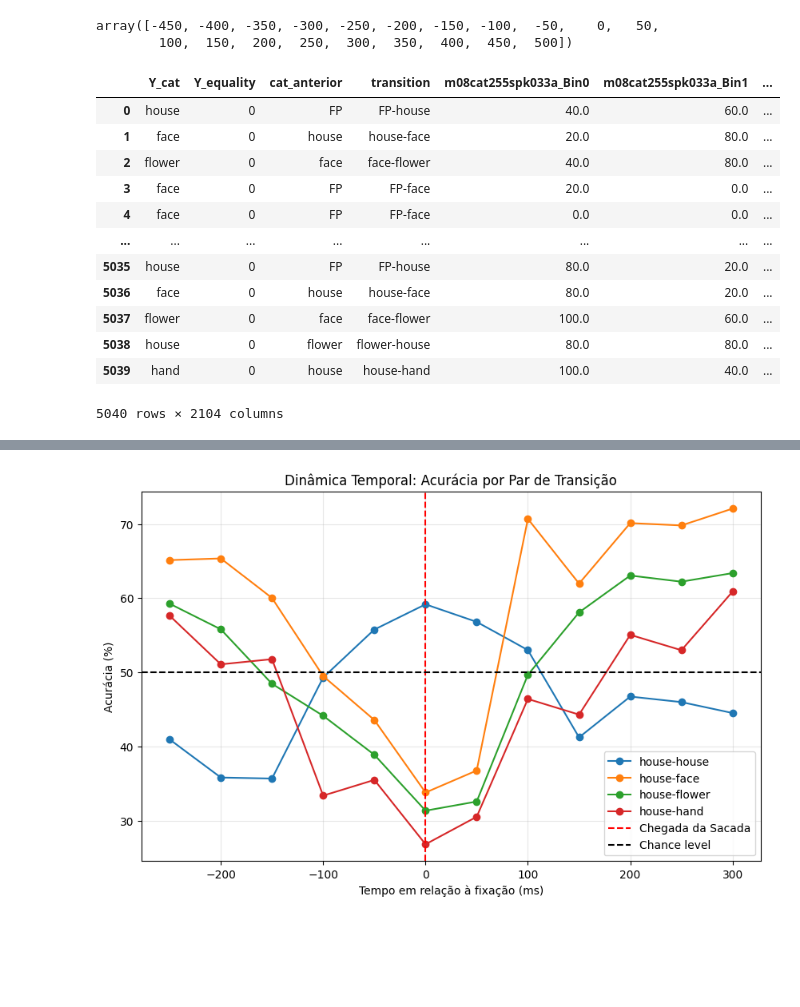
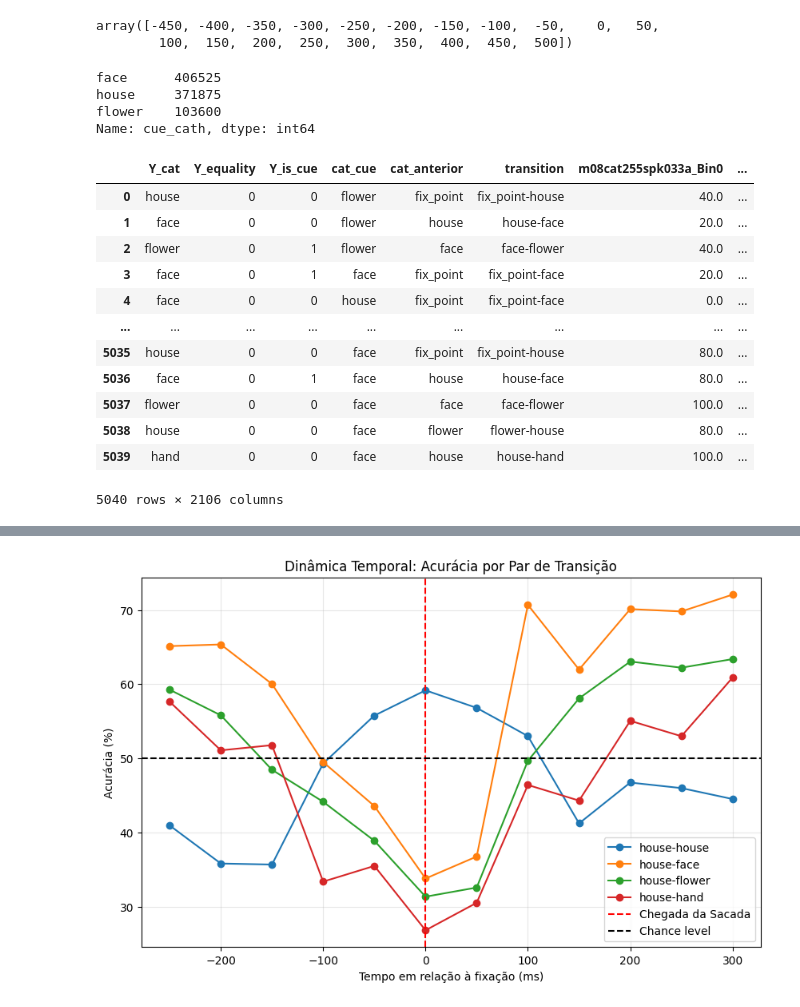
Before and after one commit to lucasdonaire/active-vision, a Jupyter notebook: organize_perif.ipynb, the cells around one changed output, grey strips where cells are left out. Saved outputs shown, nothing was run; the diff lists cells and outputs as text; code cells hidden in the pictures; blank space fills up the shorter version.

```diff
--- a/organize_perif.ipynb
+++ b/organize_perif.ipynb
@@ -123,10 +123,10 @@ def idx_vector_sacc(idx_start, idx_end):
 # %%
-dicio_sacc_vectors = {}
-for idx_start in range(21):
-    for idx_end in range(21):
-        dicio_sacc_vectors[(idx_start,idx_end)] = idx_vector_sacc(idx_start, idx_end)
+# dicio_sacc_vectors = {}
+# for idx_start in range(21):
+#     for idx_end in range(21):
+#         dicio_sacc_vectors[(idx_start,idx_end)] = idx_vector_sacc(idx_start, idx_end)
 
-dicio_sacc_vectors
+# dicio_sacc_vectors
 # %% [output]
 {(0, 0): 0.0,
  (0, 1): 1.0,
@@ -405,7 +405,7 @@ def get_df_trials_all_saccs(list_neuron_ids, path_destiny, list_prefered_cat, li
                 trial_presacc_time = trial_1sacc_time - trial_array_on_time
                 OFF_TIME_ANTERIOR = trial_1sacc_time
                 LOC_ANTERIOR = 0
-                CAT_ANTERIOR = 'FP'
+                CAT_ANTERIOR = 'fix_point'
                 for sacc_idx, sacc_data in enumerate(mat_data['SearchEye'][trial_idx][0][1:]): # 0 pq tudo ta num grande array, 1+ pq 0 é a fixação no FP
                     sti_loc_idx = sacc_data[3] # id da localização no array (0-20)
                     image_id = sacc_data[6] # id da imagem
@@ -415,19 +415,19 @@ def get_df_trials_all_saccs(list_neuron_ids, path_destiny, list_prefered_cat, li
                     SACC_VECTOR = dicio_sacc_vectors[(LOC_ANTERIOR, sti_loc_idx)]
                     VECTOR_IN_RF = False
                     if not pd.isnull(SACC_VECTOR):
-                        try:
-                            VECTOR_IN_RF = ROWS_RF_IN[int(SACC_VECTOR)]
-                        except Exception as e:
-                            print('=====')
-                            print(traceback.format_exc())
-                            print('---')
-                            print('rows rf in=',ROWS_RF_IN)
-                            print('---')
-                            print('sacc vector=',SACC_VECTOR)
-                            print('---')
-                            print(int(SACC_VECTOR))
-                            print('---')
-                            raise e
+                        # try:
+                        VECTOR_IN_RF = ROWS_RF_IN[int(SACC_VECTOR)]
+                        # except Exception as e:
+                            # print('=====')
+                            # print(traceback.format_exc())
+                            # print('---')
+                            # print('rows rf in=',ROWS_RF_IN)
+                            # print('---')
+                            # print('sacc vector=',SACC_VECTOR)
+                            # print('---')
+                            # print(int(SACC_VECTOR))
+                            # print('---')
+                            # raise e
                     rows_df.append([
                         neuron_id,
                         prefered_cat,
@@ -653,6 +674,13 @@ Index(['neuron', 'prefered', 'brain_area', 'RF_type', 'RF_in', 'trial_num',
 # %% [output]
 array([-450, -400, -350, -300, -250, -200, -150, -100,  -50,    0,   50,
         100,  150,  200,  250,  300,  350,  400,  450,  500])
+# %%
+df_fov['cue_cath'].value_counts()
+# %% [output]
+face      406525
+house     371875
+flower    103600
+Name: cue_cath, dtype: int64
 # %%
 import numpy as np
 import pandas as pd
@@ -676,6 +704,8 @@ df_saccades = df_fov.drop_duplicates('trial+sacc').set_index('trial+sacc')
 dict_cat_anterior = df_saccades['img_cath_anterior'].to_dict()
 dict_Y_cat = df_saccades['sacc_img_cath'].to_dict()
 dict_Y_equality = (df_saccades['sacc_img_cath'] == df_saccades['img_cath_anterior']).astype(int).to_dict()
+dict_cue = df_saccades['cue_cath'].to_dict()
+dict_Y_is_cue = (df_saccades['sacc_img_cath'] == df_saccades['cue_cath']).astype(int).to_dict()
 
 # C) Converter dicio_firings para arrays NumPy (em ms) UMA ÚNICA VEZ
 # E ordenamos para podermos usar algoritmos de pesquisa rápida (binary search)
@@ -695,6 +725,8 @@ for saccade_id in saccades_order:
     data_model_row = {
         'Y_cat':dict_Y_cat.get(saccade_id, 0),
         'Y_equality': dict_Y_equality.get(saccade_id, 0),
+        'Y_is_cue': dict_Y_is_cue.get(saccade_id, 0),
+        'cat_cue': dict_cue.get(saccade_id, 0),
         'cat_anterior': dict_cat_anterior.get(saccade_id, 0),
         'transition':f'{dict_cat_anterior.get(saccade_id, 0)}-{dict_Y_cat.get(saccade_id, 0)}'
 }
@@ -711,46 +743,46 @@ for saccade_id in saccades_order:
             continue
 
         fix_time_ms = fix_time * 1000.0
 
         # Recupera os spikes de toda a sessão para este neurónio
         session_spikes = dicio_firings_np[neuron][0]
 
         # Definir a janela global de tempo para esta trial
         window_start_global = fix_time_ms + start_time
         window_end_global = fix_time_ms + end_time
 
         # OTIMIZAÇÃO MÁXIMA: Em vez de varrer todos os spikes, usamos pesquisa binária (searchsorted)
         # para isolar apenas os spikes que ocorreram entre -300ms e +300ms desta fixação
         idx_start = np.searchsorted(session_spikes, window_start_global)
         idx_end = np.searchsorted(session_spikes, window_end_global)
 
         # Recorta apenas os spikes da trial e alinha ao fix_time (tudo vetorizado)
         trial_spikes = session_spikes[idx_start:idx_end] - fix_time_ms
 
         # Contagem rápida nos bins
         for i, (t_s, t_e) in enumerate(zip(t_starts, t_ends)):
             count = np.sum((trial_spikes >= t_s) & (trial_spikes < t_e))
             fr = count / (bin_width / 1000.0)
             data_model_row[f'{neuron}_Bin{i}'] = fr
 
     data_trials_run_model.append(data_model_row)
 
 df_run_model = pd.DataFrame(data_trials_run_model)
 df_run_model
 # %% [output]
-|  | Y_cat | Y_equality | cat_anterior | transition | m08cat255spk033a_Bin0 | m08cat255spk033a_Bin1 | ... |
-| 0 | house | 0 | FP | FP-house | 40.0 | 60.0 | ... |
-| 1 | face | 0 | house | house-face | 20.0 | 80.0 | ... |
-| 2 | flower | 0 | face | face-flower | 40.0 | 80.0 | ... |
-| 3 | face | 0 | FP | FP-face | 20.0 | 0.0 | ... |
-| 4 | face | 0 | FP | FP-face | 0.0 | 0.0 | ... |
-| ... | ... | ... | ... | ... | ... | ... | ... |
-| 5035 | house | 0 | FP | FP-house | 80.0 | 20.0 | ... |
-| 5036 | face | 0 | house | house-face | 80.0 | 20.0 | ... |
-| 5037 | flower | 0 | face | face-flower | 100.0 | 60.0 | ... |
-| 5038 | house | 0 | flower | flower-house | 80.0 | 80.0 | ... |
-| 5039 | hand | 0 | house | house-hand | 100.0 | 40.0 | ... |
+|  | Y_cat | Y_equality | Y_is_cue | cat_cue | cat_anterior | transition | m08cat255spk033a_Bin0 | ... |
+| 0 | house | 0 | 0 | flower | fix_point | fix_point-house | 40.0 | ... |
+| 1 | face | 0 | 0 | flower | house | house-face | 20.0 | ... |
+| 2 | flower | 0 | 1 | flower | face | face-flower | 40.0 | ... |
+| 3 | face | 0 | 1 | face | fix_point | fix_point-face | 20.0 | ... |
+| 4 | face | 0 | 0 | house | fix_point | fix_point-face | 0.0 | ... |
+| ... | ... | ... | ... | ... | ... | ... | ... | ... |
+| 5035 | house | 0 | 0 | face | fix_point | fix_point-house | 80.0 | ... |
+| 5036 | face | 0 | 1 | face | house | house-face | 80.0 | ... |
+| 5037 | flower | 0 | 0 | face | face | face-flower | 100.0 | ... |
+| 5038 | house | 0 | 0 | face | flower | flower-house | 80.0 | ... |
+| 5039 | hand | 0 | 0 | face | house | house-hand | 100.0 | ... |
-5040 rows × 2104 columns
+5040 rows × 2106 columns
 # %%
 # df_run_model.columns
 # %%
```
Also changed, not shown: parts of 30 cells of this notebook, 4 other files.
